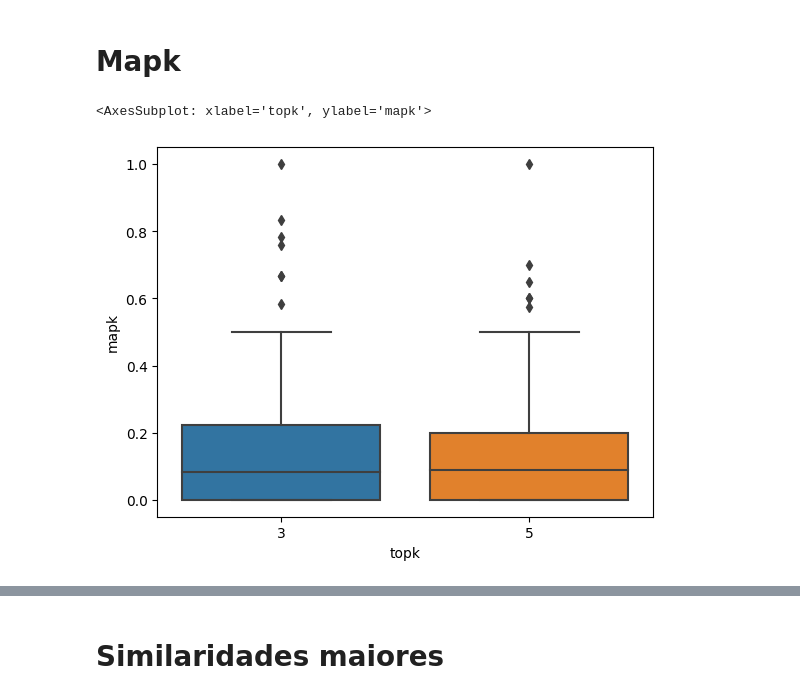
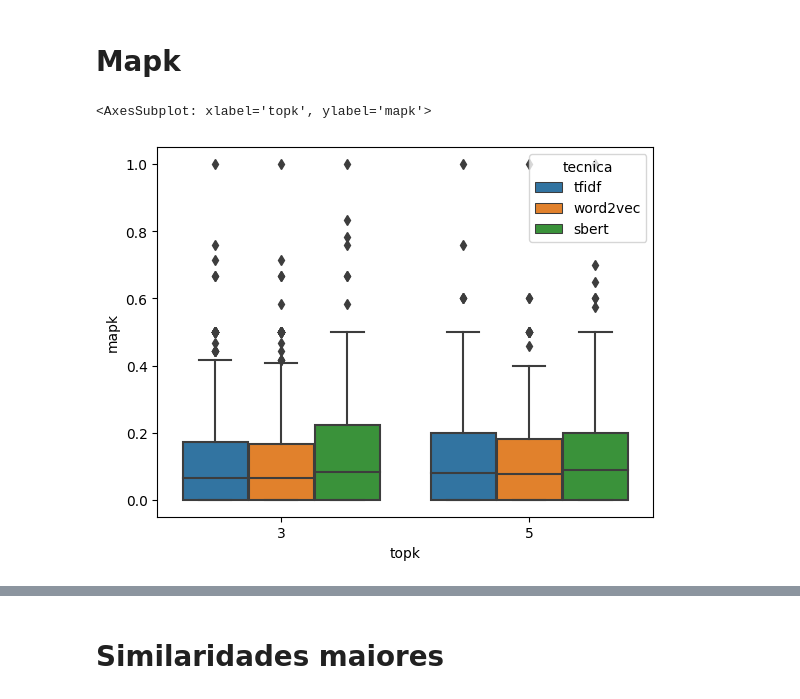
Before and after one commit to getuliobr/AutoLabellerEvaluator, a Jupyter notebook: data.ipynb, the cells around one changed output, grey strips where cells are left out. Cells and saved outputs as stored; diff of their text form; code cells hidden in the pictures.

```diff
--- a/data.ipynb
+++ b/data.ipynb
@@ -47,7 +50,7 @@ word2vec = df[(df['tecnica'] == 'word2vec') & ((df['topk'] == 3) | (df['topk'] =
 # %% [markdown]
 # Mapk
 # %%
-sns.boxplot(x=sbert["topk"], y=sbert["mapk"])
+sns.boxplot(df, x="topk", y="mapk", hue="tecnica")
 # %% [output]
 <AxesSubplot: xlabel='topk', ylabel='mapk'>
-[figure, old version]
+[figure, new version]
```
Also changed, not shown: parts of 18 cells of this notebook.
